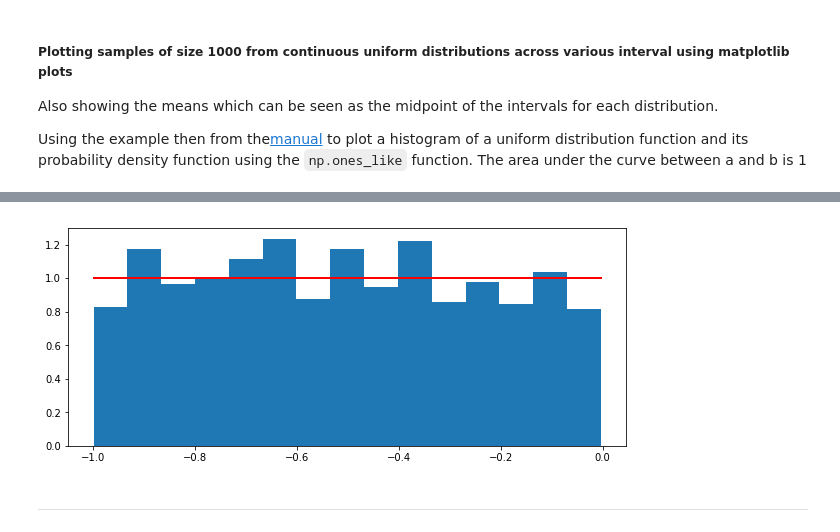
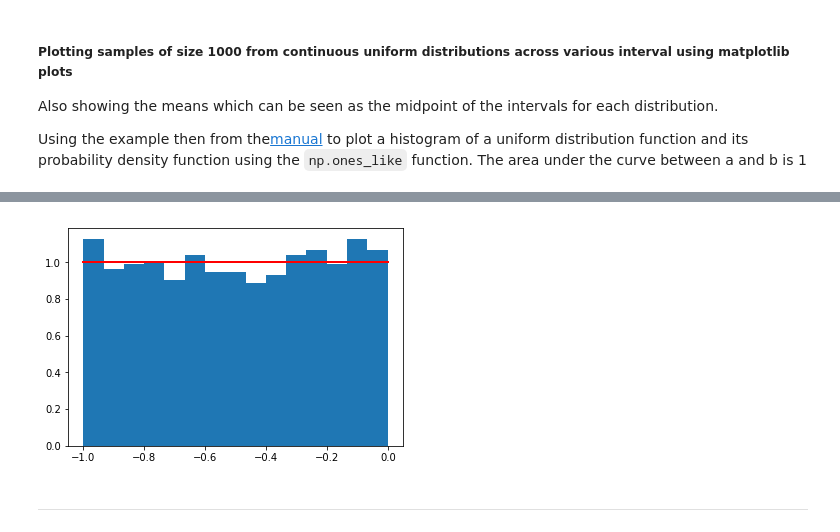
Before and after one commit to angela1C/Programming-for-Data-Analysis-numpy.random-project-2019, a Jupyter notebook: NumpyRandom.ipynb, the cells around one changed output, grey strips where cells are left out. Cells and saved outputs as stored; diff of their text form; code cells hidden in the pictures.

```diff
--- a/NumpyRandom.ipynb
+++ b/NumpyRandom.ipynb
@@ -962,14 +950,15 @@ The means of these distributions are for x1: 6.994, x2: 12.588, x3: 11.087 and x
 # %%
 # Example from the numpy.random.uniform reference manual
 #Display the histogram of the samples, along with the probability density function:
-
+s = np.random.uniform(-1,0,1000)
 # use np.ones_like function to return an array of ones with the same shape and type as s.
 import matplotlib.pyplot as plt
-count, bins, ignored = plt.hist(s,15, density=True)  # cut int 15 bins
+
+count, bins, ignored = plt.hist(s, 15, density=True) # use 15 bins
 plt.plot(bins, np.ones_like(bins), linewidth=2, color='r') ## add a horizontal line at 1.0 using the np.ones like
 plt.show()
 # %% [output]
-[figure, old version]
+[figure, new version]
 # %% [markdown]
 ***
 # %% [markdown]
```
Also changed, not shown: parts of 52 cells of this notebook, 9 other files.
